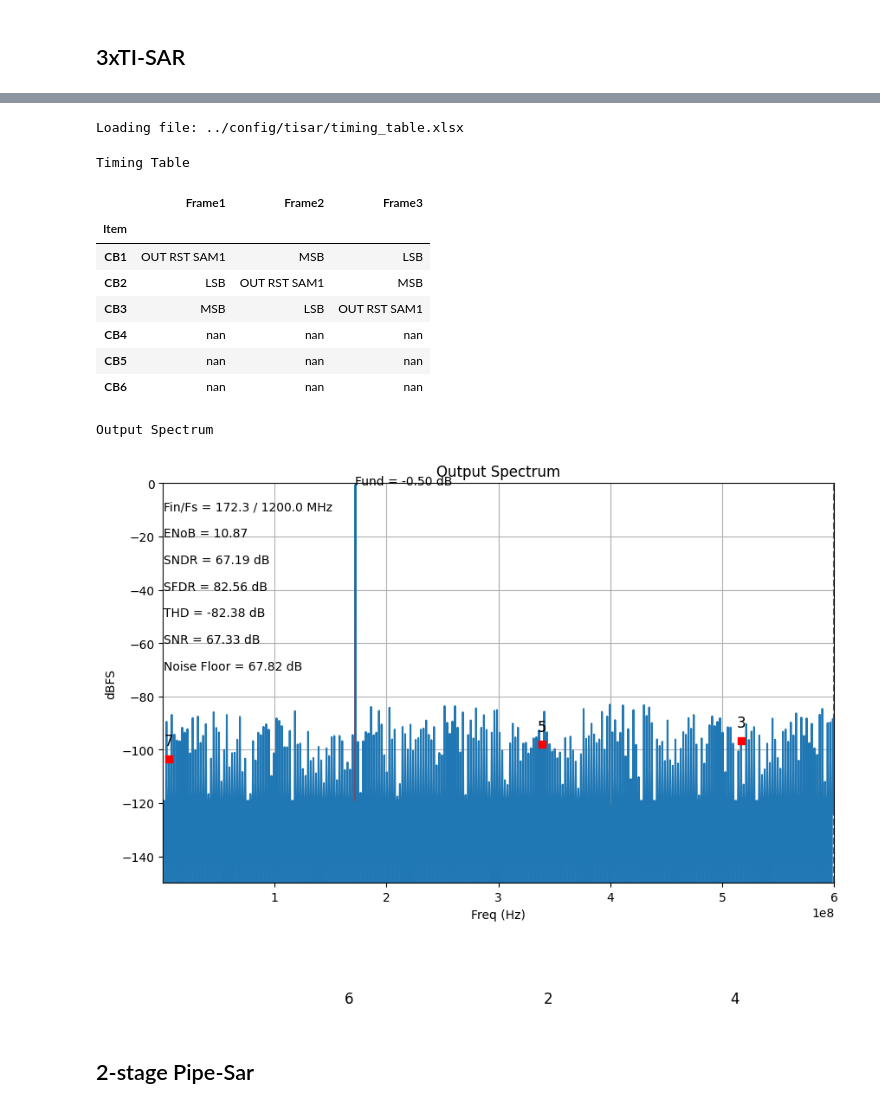
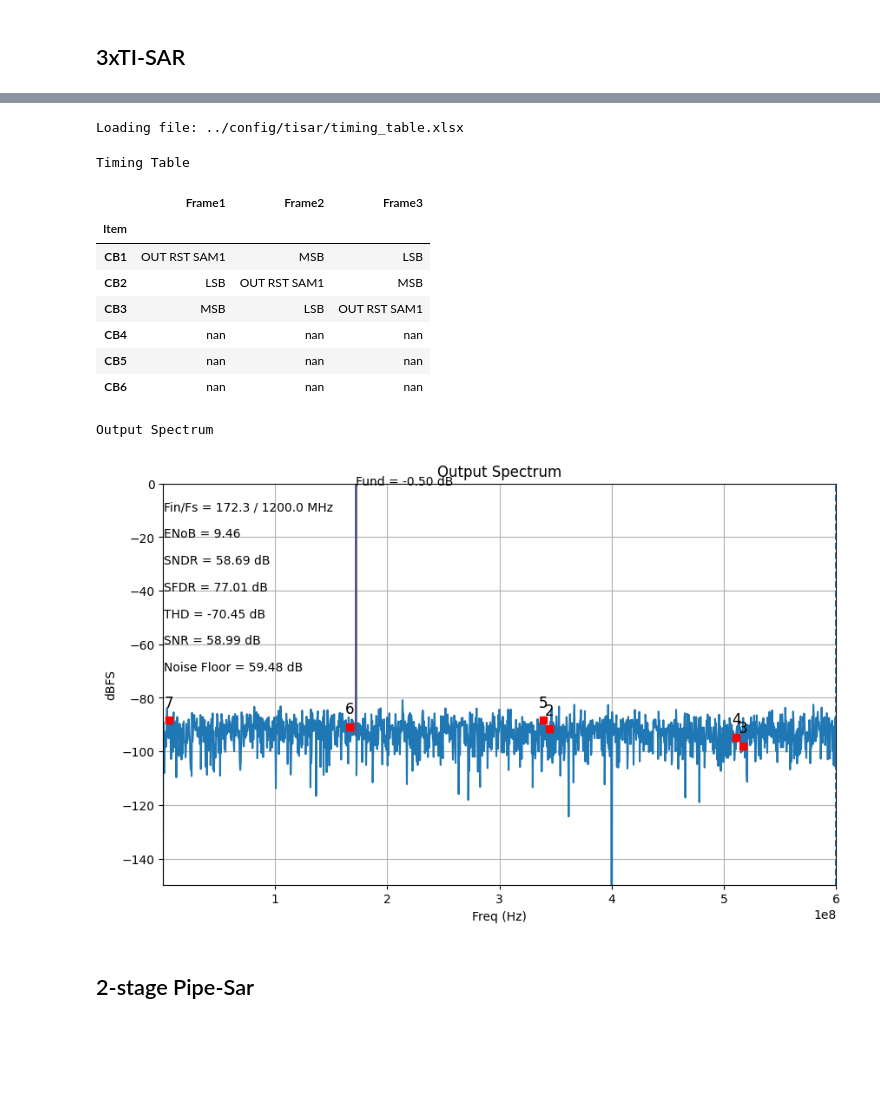
Before and after one commit to lin-k23/RISCA, a Jupyter notebook: risca_demo.ipynb, the cells around one changed output, grey strips where cells are left out. Saved outputs shown, nothing was run; the diff lists cells and outputs as text; code cells hidden in the pictures; blank space fills up the shorter version.

```diff
--- a/risca_demo.ipynb
+++ b/risca_demo.ipynb
@@ -117,30 +158,35 @@ Output Spectrum
 <figure>
   <img src="https://i.imgur.com/DnGDcA5.png" width="600"/>
 </figure>
+# %%
+mdl = preset_mdl()
+pr = preset_pr()
+Mode='3xTI-SAR' # @param ['Single-Channel SAR', '3xTI-SAR', '2-stage Pipe-Sar', '1st-order NS-SAR', '1st-order NS-SAR(with chopping)','3-stage Pipe-Sar'] {type:'string'}
+pr['conf_name']=select(Mode)
+pr['N_fft']=1024
+pr_loaded = load_assembler_xlsx(os.path.join("../config",pr['conf_name']))
+pr.update(pr_loaded)
+cfg_info = pd.DataFrame(pr["conf_table"])
+display_dataframe(cfg_info,pr["conf_name"])
+# %% [output]
+Loading file: ../config/tisar/timing_table.xlsx
+Timing Table
+|  | Frame1 | Frame2 | Frame3 |
+| Item |  |  |  |
+| CB1 | OUT RST SAM1 | MSB | LSB |
+| CB2 | LSB | OUT RST SAM1 | MSB |
+| CB3 | MSB | LSB | OUT RST SAM1 |
+| CB4 | nan | nan | nan |
+| CB5 | nan | nan | nan |
+| CB6 | nan | nan | nan |
 # %%
-%matplotlib inline
-pr['conf_name']=select('3xTI-SAR')
-pr_loaded = load_assembler_xlsx(os.path.join("../config",pr['conf_name']))
-pr.update(pr_loaded)
-cfg_info = pd.DataFrame(pr["conf_table"])
-display_dataframe(cfg_info,pr["conf_name"])
 da = RISCA_core(mdl, pr, signal_source(pr, mdl))
 print("Output Spectrum")
 test = Analyser(da, pr, mdl)
 test.mode_analyser()
 # %% [output]
-Loading file: ../config/tisar/timing_table.xlsx
+Output Spectrum
-Timing Table
-|  | Frame1 | Frame2 | Frame3 |
-| Item |  |  |  |
-| CB1 | OUT RST SAM1 | MSB | LSB |
-| CB2 | LSB | OUT RST SAM1 | MSB |
-| CB3 | MSB | LSB | OUT RST SAM1 |
-| CB4 | nan | nan | nan |
-| CB5 | nan | nan | nan |
-| CB6 | nan | nan | nan |
-Output Spectrum
-[figure, old version]
+[figure, new version]
 # %% [markdown]
 ## 2-stage Pipe-Sar
 # %% [markdown]
```
Also changed, not shown: parts of 13 cells of this notebook.
